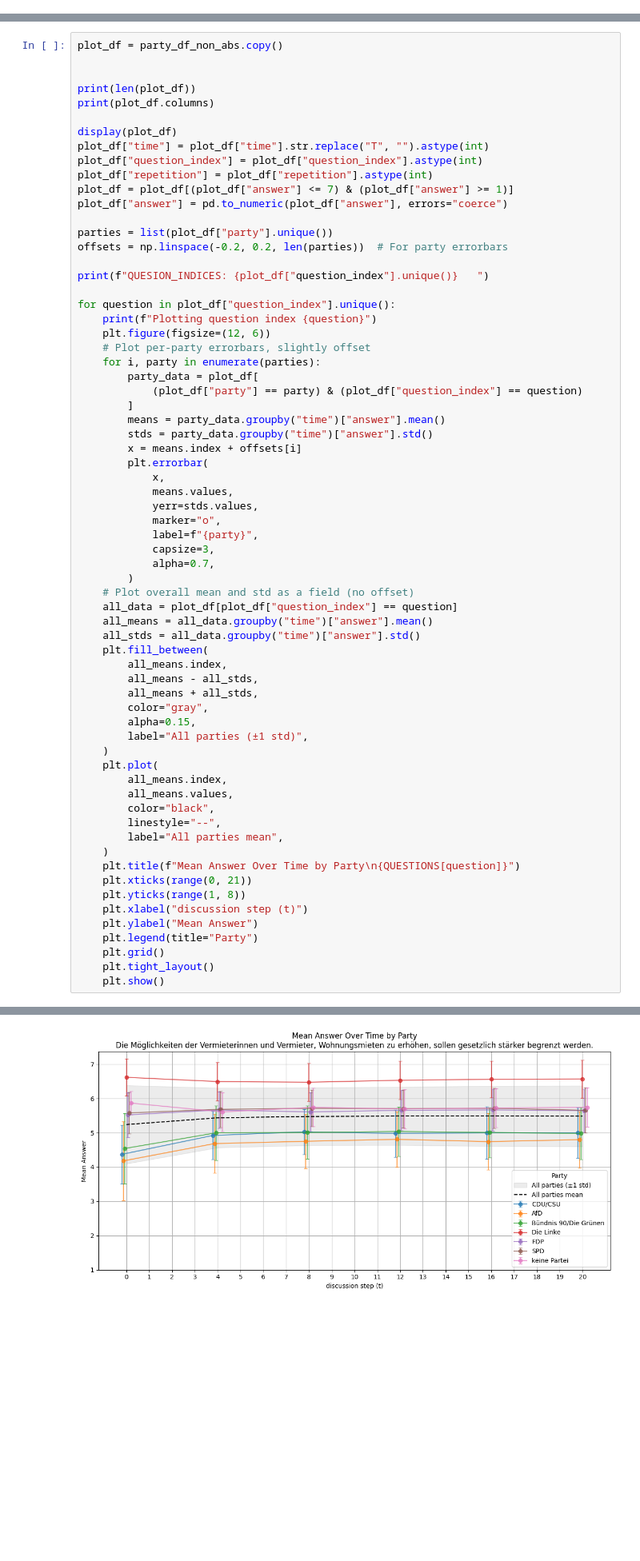
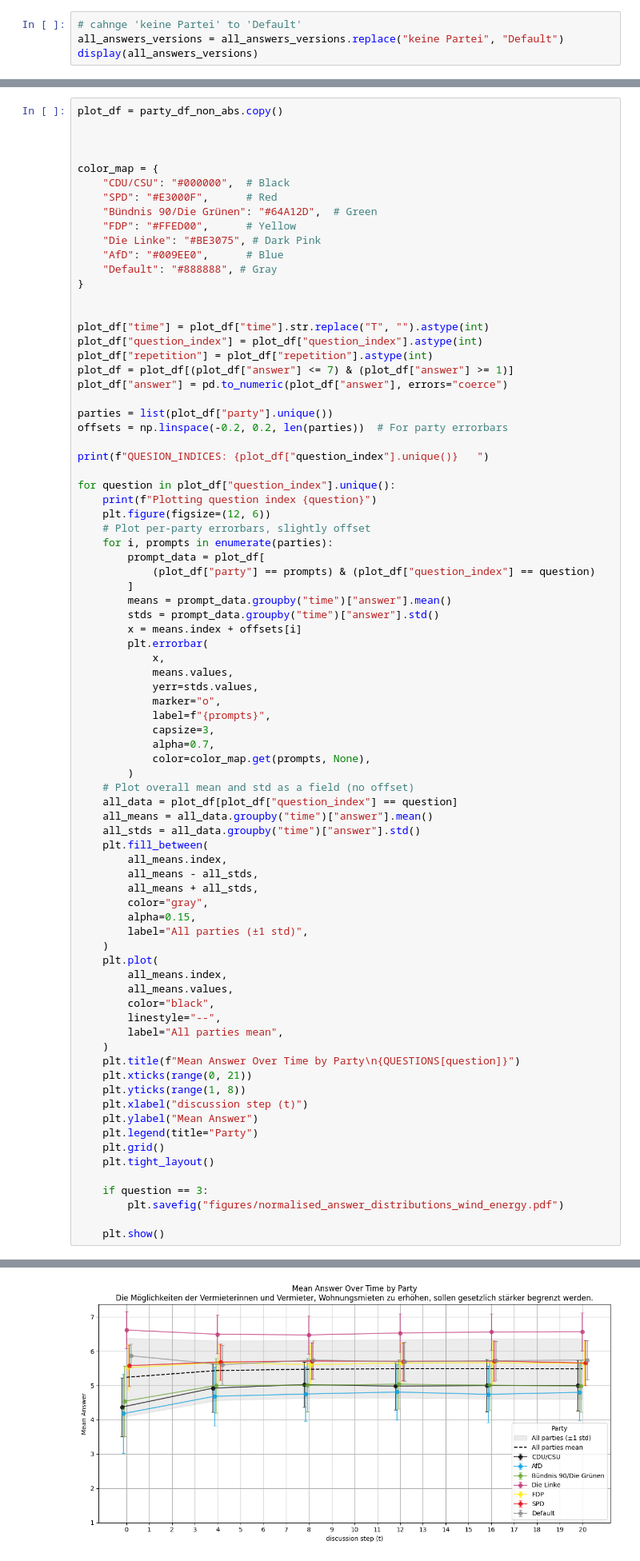
Before and after one commit to LawrenceFulton/SAUCE, a Jupyter notebook: analyze/lmm.ipynb, the cells around one changed output, grey strips where cells are left out. Shown at 80% size. Drawn from its saved outputs; the diff is of its cells as text; blank space fills up the shorter version.

```diff
--- a/analyze/lmm.ipynb
+++ b/analyze/lmm.ipynb
@@ -115,3 +123,7 @@ print(f"length of all_answers_versions: {len(all_answers_versions)}")
 | 2099 | 4 | FDP | CDU/CSU | 4 | 2 | 5 | 4 | 5 | 5 | ... |
 2100 rows × 17 columns
 length of all_answers_versions: 2100
+# %%
+# cahnge 'keine Partei' to 'Default'
+all_answers_versions = all_answers_versions.replace("keine Partei", "Default")
+display(all_answers_versions)
@@ -238,10 +264,18 @@ party_df_non_abs.to_csv("party_df_non_abs.csv", index=False)
 plot_df = party_df_non_abs.copy()
 
 
-print(len(plot_df))
-print(plot_df.columns)
 
-display(plot_df)
+color_map = {
+    "CDU/CSU": "#000000",  # Black
+    "SPD": "#E3000F",      # Red
+    "Bündnis 90/Die Grünen": "#64A12D",  # Green
+    "FDP": "#FFED00",      # Yellow
+    "Die Linke": "#BE3075", # Dark Pink
+    "AfD": "#009EE0",      # Blue
+    "Default": "#888888", # Gray
+}
+
+
 plot_df["time"] = plot_df["time"].str.replace("T", "").astype(int)
 plot_df["question_index"] = plot_df["question_index"].astype(int)
 plot_df["repetition"] = plot_df["repetition"].astype(int)
@@ -257,21 +291,22 @@ for question in plot_df["question_index"].unique():
     print(f"Plotting question index {question}")
     plt.figure(figsize=(12, 6))
     # Plot per-party errorbars, slightly offset
-    for i, party in enumerate(parties):
-        party_data = plot_df[
-            (plot_df["party"] == party) & (plot_df["question_index"] == question)
+    for i, prompts in enumerate(parties):
+        prompt_data = plot_df[
+            (plot_df["party"] == prompts) & (plot_df["question_index"] == question)
         ]
-        means = party_data.groupby("time")["answer"].mean()
-        stds = party_data.groupby("time")["answer"].std()
+        means = prompt_data.groupby("time")["answer"].mean()
+        stds = prompt_data.groupby("time")["answer"].std()
         x = means.index + offsets[i]
         plt.errorbar(
             x,
             means.values,
             yerr=stds.values,
             marker="o",
-            label=f"{party}",
+            label=f"{prompts}",
             capsize=3,
             alpha=0.7,
+            color=color_map.get(prompts, None),
         )
     # Plot overall mean and std as a field (no offset)
     all_data = plot_df[plot_df["question_index"] == question]
@@ -300,5 +335,9 @@ for question in plot_df["question_index"].unique():
     plt.legend(title="Party")
     plt.grid()
     plt.tight_layout()
+
+    if question == 3:
+        plt.savefig("figures/normalised_answer_distributions_wind_energy.pdf")
+
     plt.show()
 # %% [output]
@@ -332 +355 @@ Plotting question index 4
-[figure, old version]
+[figure, new version]
```
Also changed, not shown: parts of 15 cells of this notebook, 6 other files.
